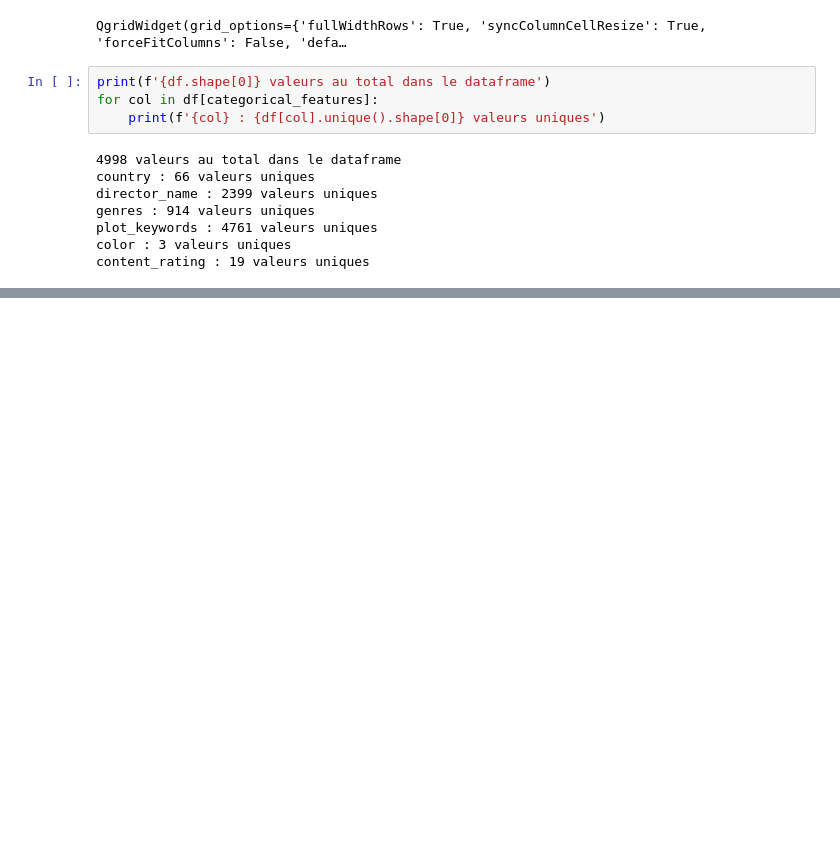
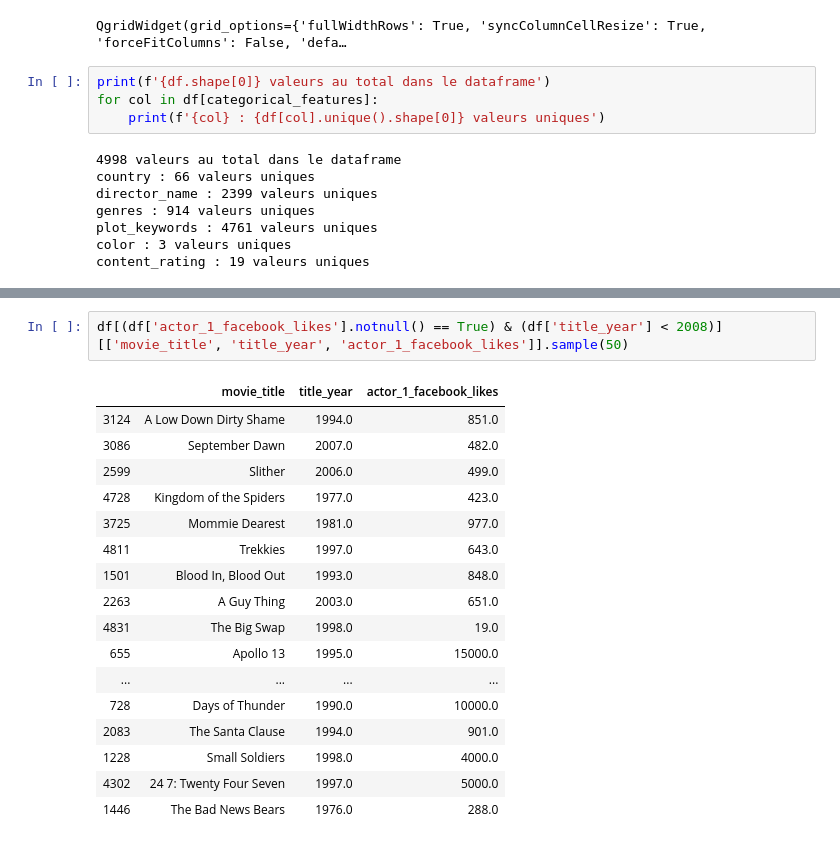
Before and after one commit to Severac/openclassrooms, a Jupyter notebook: PJ3/PJ3_dataexplore.ipynb, the cells around one changed output, grey strips where cells are left out. Drawn from its saved outputs; the diff is of its cells as text; blank space fills up the shorter version.

```diff
--- a/PJ3/PJ3_dataexplore.ipynb
+++ b/PJ3/PJ3_dataexplore.ipynb
@@ -603,0 +638,20 @@ content_rating : 19 valeurs uniques
+# %%
+df[(df['actor_1_facebook_likes'].notnull() == True) & (df['title_year'] < 2008)][['movie_title', 'title_year', 'actor_1_facebook_likes']].sample(50)
+# %% [output]
+|  | movie_title | title_year | actor_1_facebook_likes |
+| 3124 | A Low Down Dirty Shame | 1994.0 | 851.0 |
+| 3086 | September Dawn | 2007.0 | 482.0 |
+| 2599 | Slither | 2006.0 | 499.0 |
+| 4728 | Kingdom of the Spiders | 1977.0 | 423.0 |
+| 3725 | Mommie Dearest | 1981.0 | 977.0 |
+| 4811 | Trekkies | 1997.0 | 643.0 |
+| 1501 | Blood In, Blood Out | 1993.0 | 848.0 |
+| 2263 | A Guy Thing | 2003.0 | 651.0 |
+| 4831 | The Big Swap | 1998.0 | 19.0 |
+| 655 | Apollo 13 | 1995.0 | 15000.0 |
+| ... | ... | ... | ... |
+| 728 | Days of Thunder | 1990.0 | 10000.0 |
+| 2083 | The Santa Clause | 1994.0 | 901.0 |
+| 1228 | Small Soldiers | 1998.0 | 4000.0 |
+| 4302 | 24 7: Twenty Four Seven | 1997.0 | 5000.0 |
+| 1446 | The Bad News Bears | 1976.0 | 288.0 |
```
Also changed, not shown: parts of 8 cells of this notebook, 4 other files.
